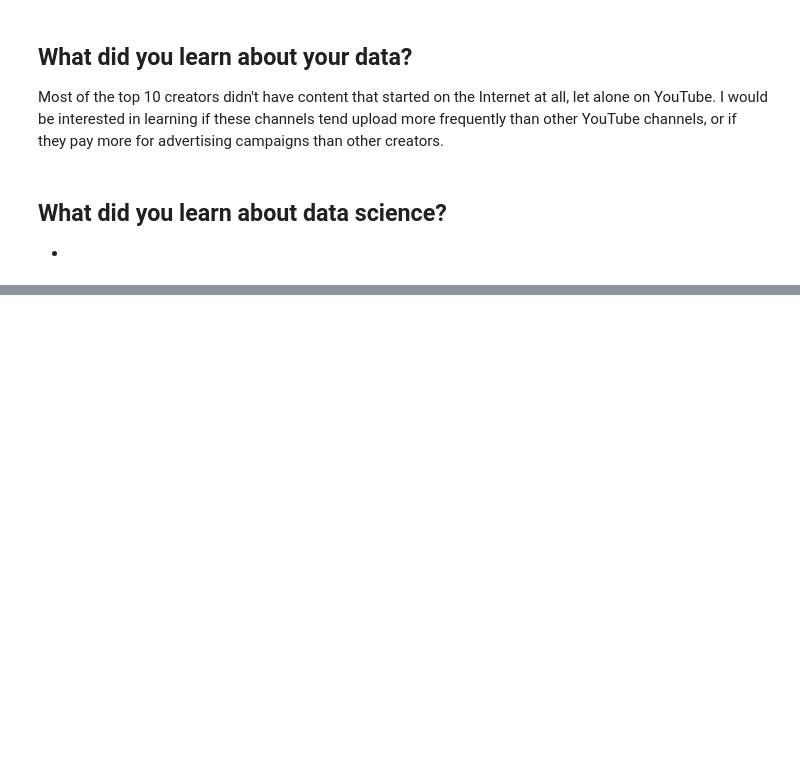
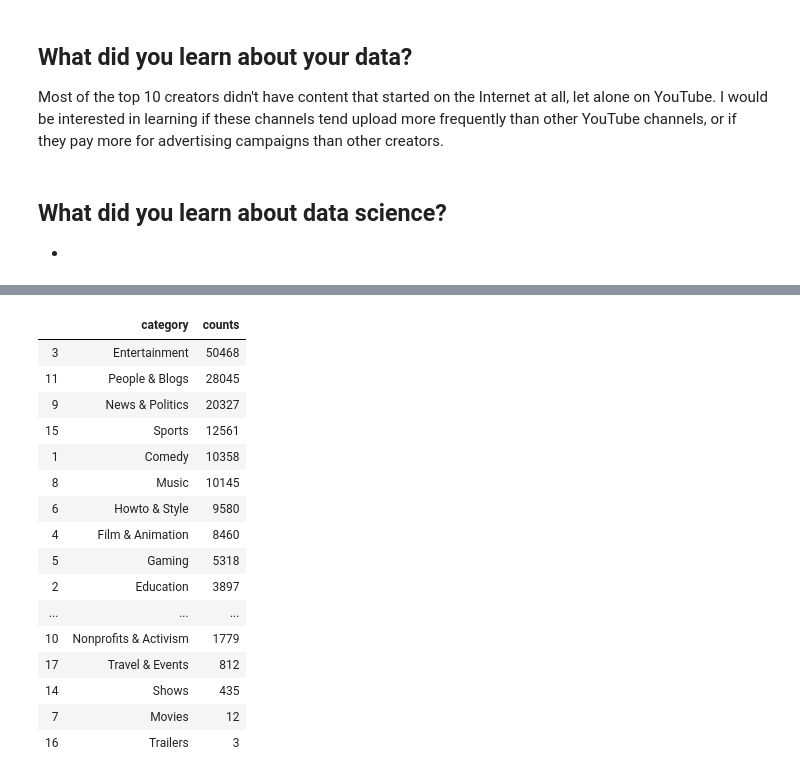
Before and after one commit to Carlene/youtube_trending, a Jupyter notebook: trending_creators.ipynb, the cells around one changed output, grey strips where cells are left out. Cells and saved outputs as stored; diff of their text form; code cells hidden in the pictures; blank space fills up the shorter version.

```diff
--- a/trending_creators.ipynb
+++ b/trending_creators.ipynb
@@ -208,0 +215,20 @@ Most of the top 10 creators didn't have content that started on the Internet at
+# %%
+df.groupby(['category']).size().reset_index(name='counts').sort_values(by=['counts'], ascending=False)
+# %% [output]
+|  | category | counts |
+| 3 | Entertainment | 50468 |
+| 11 | People & Blogs | 28045 |
+| 9 | News & Politics | 20327 |
+| 15 | Sports | 12561 |
+| 1 | Comedy | 10358 |
+| 8 | Music | 10145 |
+| 6 | Howto & Style | 9580 |
+| 4 | Film & Animation | 8460 |
+| 5 | Gaming | 5318 |
+| 2 | Education | 3897 |
+| ... | ... | ... |
+| 10 | Nonprofits & Activism | 1779 |
+| 17 | Travel & Events | 812 |
+| 14 | Shows | 435 |
+| 7 | Movies | 12 |
+| 16 | Trailers | 3 |
```
Also changed, not shown: parts of 14 cells of this notebook.
